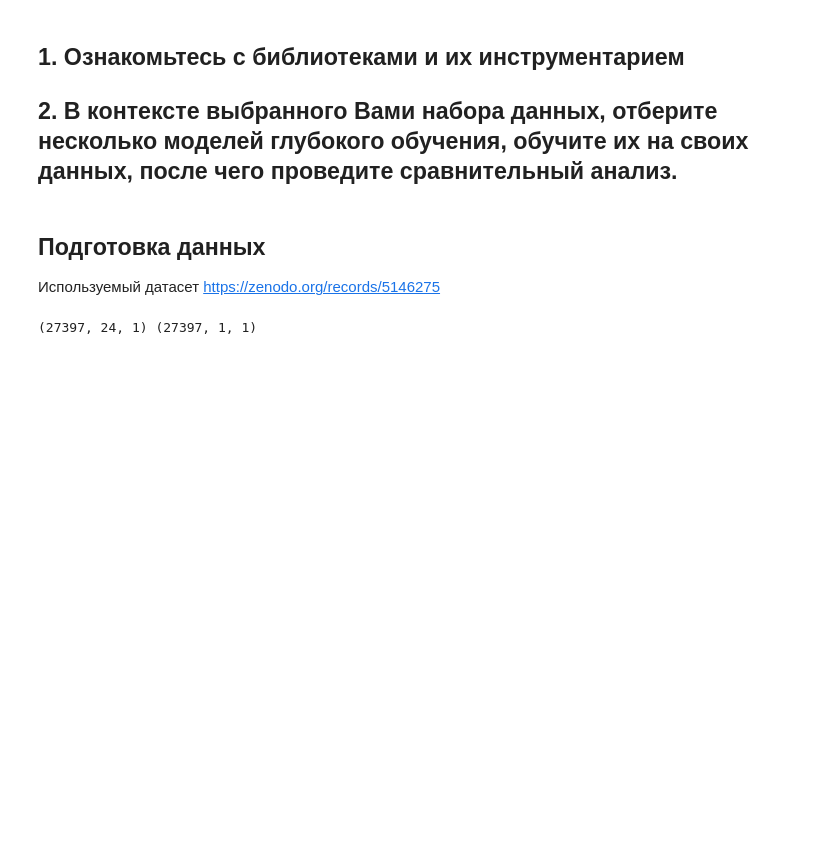
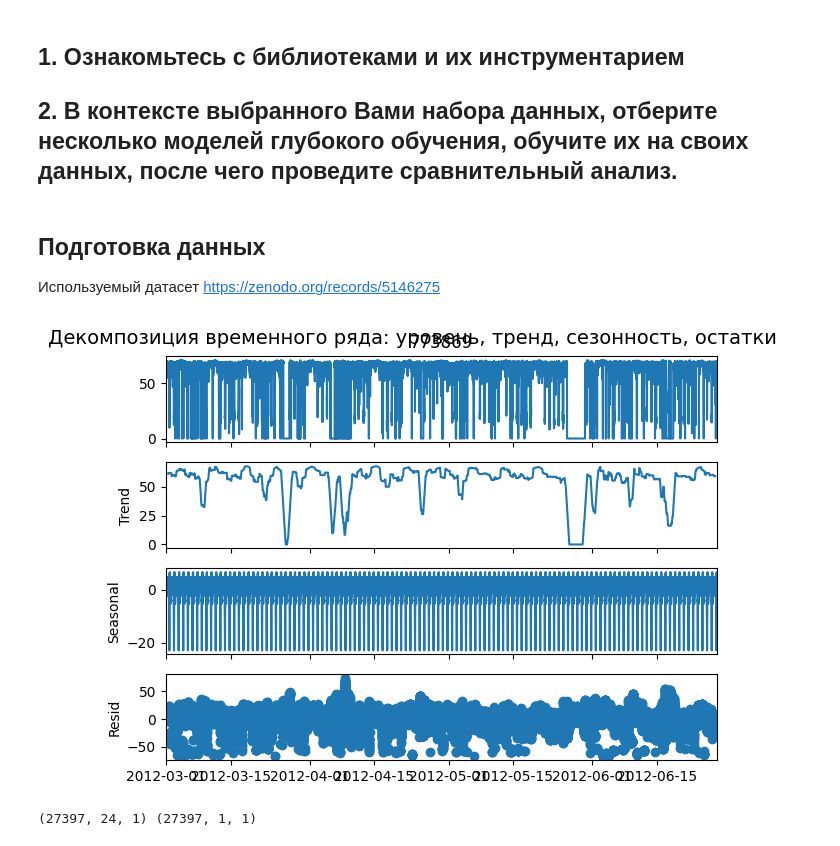
Before and after one commit to UnFarel/data_mining, a Jupyter notebook: Прогнозирование временных рядов, используя методы машинного и глубокого обучения/11pr.ipynb, the cells around one changed output. Drawn from its saved outputs; the diff is of its cells as text; code cells hidden in the pictures; blank space fills up the shorter version.

```diff
--- a/Прогнозирование временных рядов, используя методы машинного и глубокого обучения/11pr.ipynb
+++ b/Прогнозирование временных рядов, используя методы машинного и глубокого обучения/11pr.ipynb
@@ -28,6 +30,13 @@ df = pd.read_csv(filename, index_col=0, parse_dates=True)
 df = df.sort_index()
 sensor_id = '773869'
 df = df[[sensor_id]].dropna()
+# %%
+result = seasonal_decompose(df[sensor_id], model='additive', period=288)
+result.plot()
+plt.suptitle("Декомпозиция временного ряда: уровень, тренд, сезонность, остатки", fontsize=14)
+plt.show()
+# %% [output]
+[figure, added]
 # %%
 scaler = MinMaxScaler()
 data_scaled = scaler.fit_transform(df)
```
Also changed, not shown: parts of 1 cell of this notebook.
